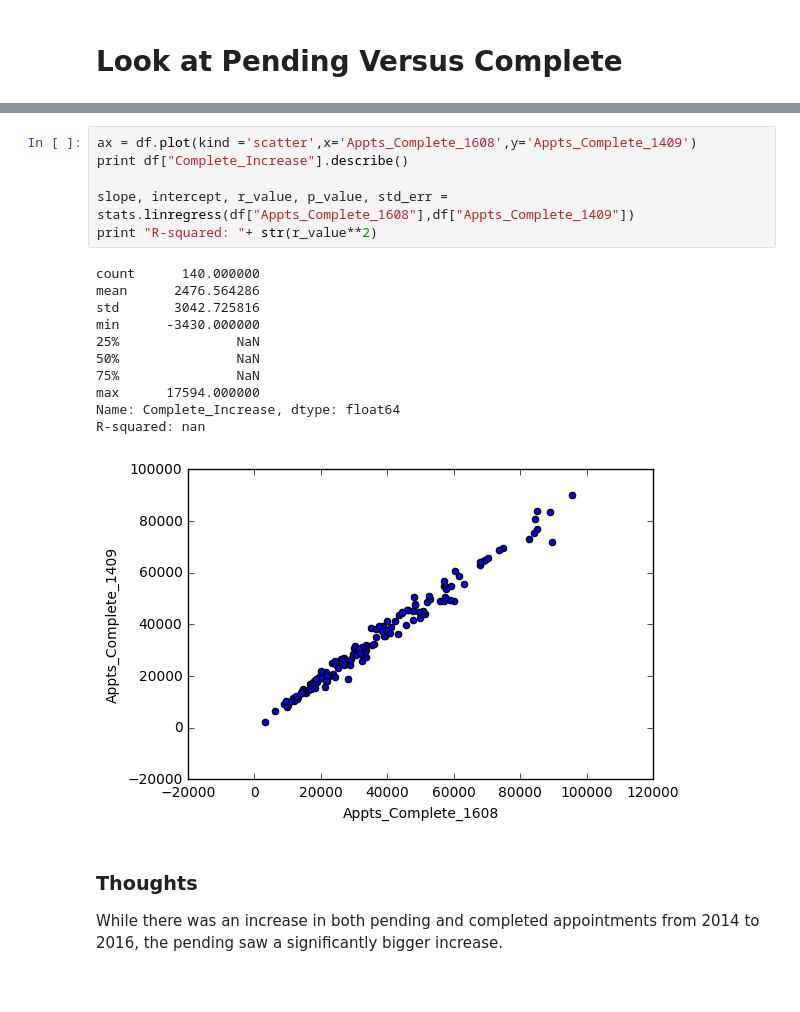
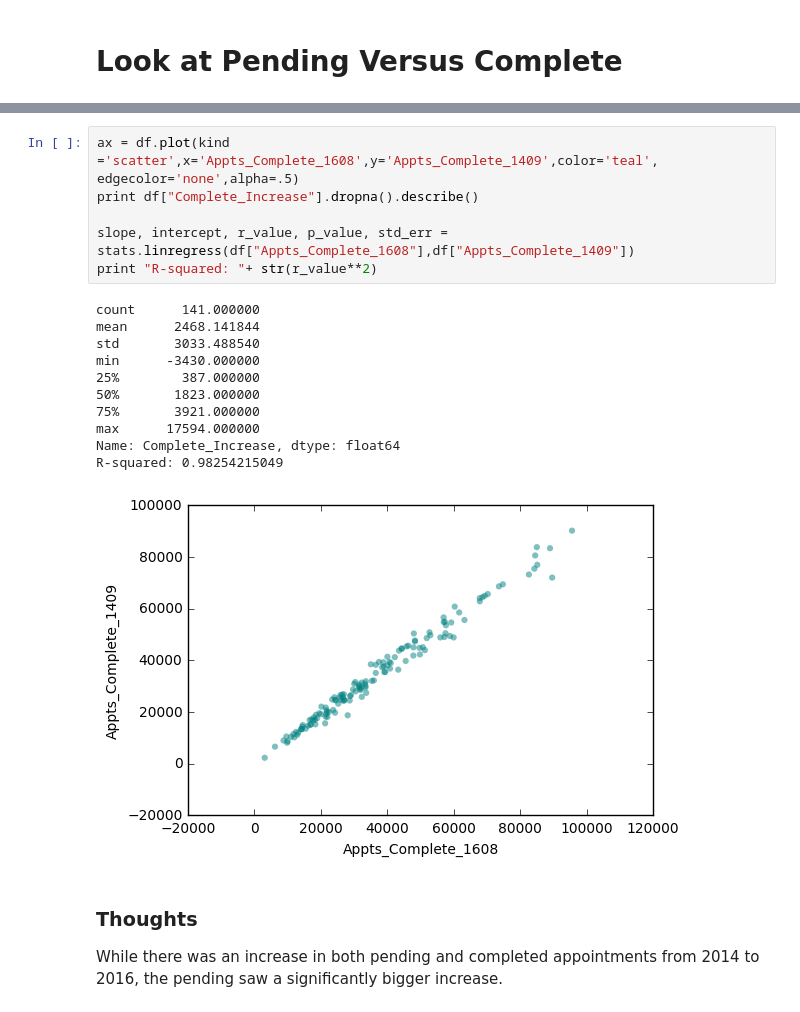
Before and after one commit to isabella232/va-data-analysis, a Jupyter notebook: Main_Analysis_Master.ipynb, the cells around one changed output, grey strips where cells are left out. Cells and saved outputs as stored; diff of their text form.

```diff
--- a/Main_Analysis_Master.ipynb
+++ b/Main_Analysis_Master.ipynb
@@ -76,21 +88,21 @@ R-squared: 0.883852582905
 # %%
-ax = df.plot(kind ='scatter',x='Appts_Complete_1608',y='Appts_Complete_1409')
-print df["Complete_Increase"].describe()
+ax = df.plot(kind ='scatter',x='Appts_Complete_1608',y='Appts_Complete_1409',color='teal', edgecolor='none',alpha=.5)
+print df["Complete_Increase"].dropna().describe()
 
 slope, intercept, r_value, p_value, std_err = stats.linregress(df["Appts_Complete_1608"],df["Appts_Complete_1409"])
 print "R-squared: "+ str(r_value**2)
 # %% [output]
-count      140.000000
-mean      2476.564286
-std       3042.725816
+count      141.000000
+mean      2468.141844
+std       3033.488540
 min      -3430.000000
-25%               NaN
-50%               NaN
-75%               NaN
+25%        387.000000
+50%       1823.000000
+75%       3921.000000
 max      17594.000000
 Name: Complete_Increase, dtype: float64
-R-squared: nan
+R-squared: 0.98254215049
-[figure, old version]
+[figure, new version]
 # %% [markdown]
 ### Thoughts
 While there was an increase in both pending and completed appointments from 2014 to 2016, the pending saw a significantly bigger increase.
```
Also changed, not shown: parts of 39 cells of this notebook, 3 other files.
